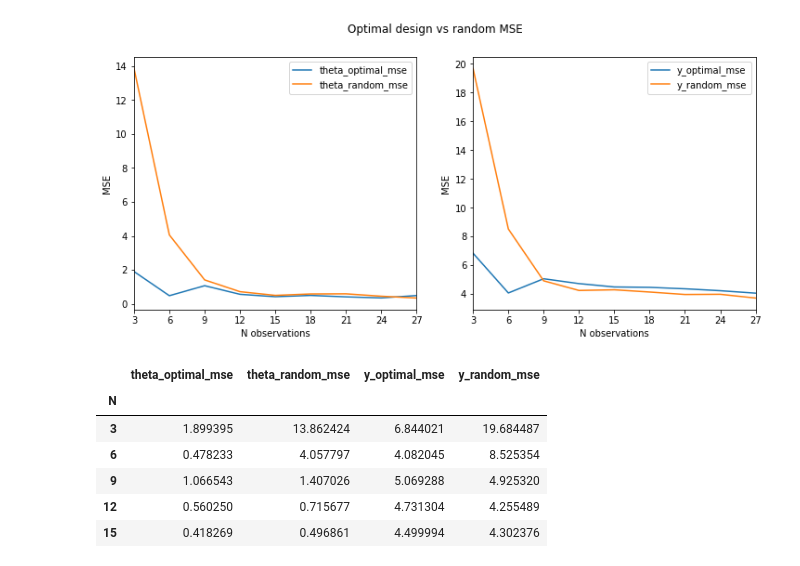
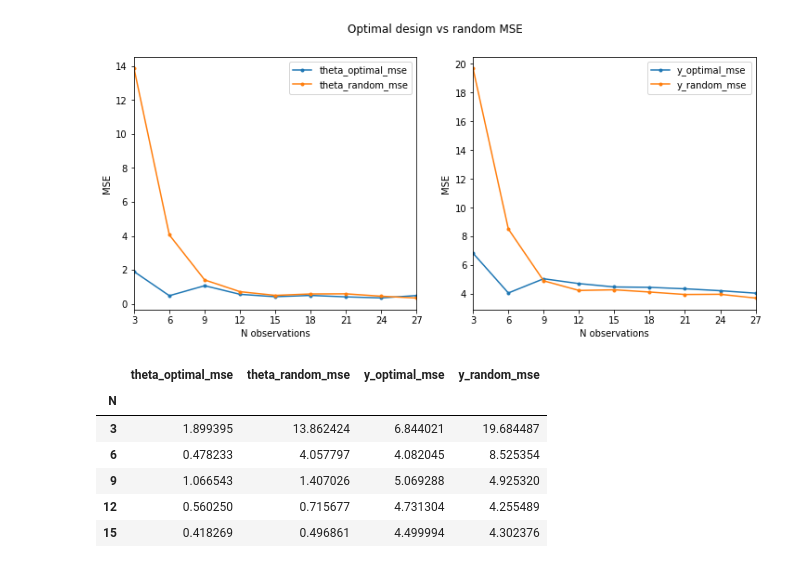
Before and after one commit to minotru/diploma, a Jupyter notebook: code/simulate_heteroscedastic_experiment.ipynb, the cells around one changed output. Cells and saved outputs as stored; diff of their text form; code cells hidden in the pictures.

```diff
--- a/code/simulate_heteroscedastic_experiment.ipynb
+++ b/code/simulate_heteroscedastic_experiment.ipynb
@@ -94,16 +96,15 @@ df = pd.DataFrame(results)
 # %%
 df_agg = df.groupby('N').agg('mean')
 fig, axes = plt.subplots(1, 2, figsize=(12, 5))
 for ax, param in zip(axes, ['theta', 'y']):
     columns = df_agg.columns.str.startswith(param)
-    df_agg.loc[:, columns].reset_index(drop=True).plot(ax=ax)
+    df_agg.loc[:, columns].reset_index(drop=True).plot(style='.-', ax=ax)
     ax.set_xticklabels(Ns);
     ax.set_xlabel('N observations')
     ax.set_ylabel('MSE')
 fig.suptitle('Optimal design vs random MSE');
-# fig.subplots
 # %% [output]
-[figure, old version]
+[figure, new version]
 # %%
 df_agg[['theta_optimal_mse', 'theta_random_mse', 'y_optimal_mse', 'y_random_mse']]
 # %% [output]
```
Also changed, not shown: parts of 1 cell of this notebook.
